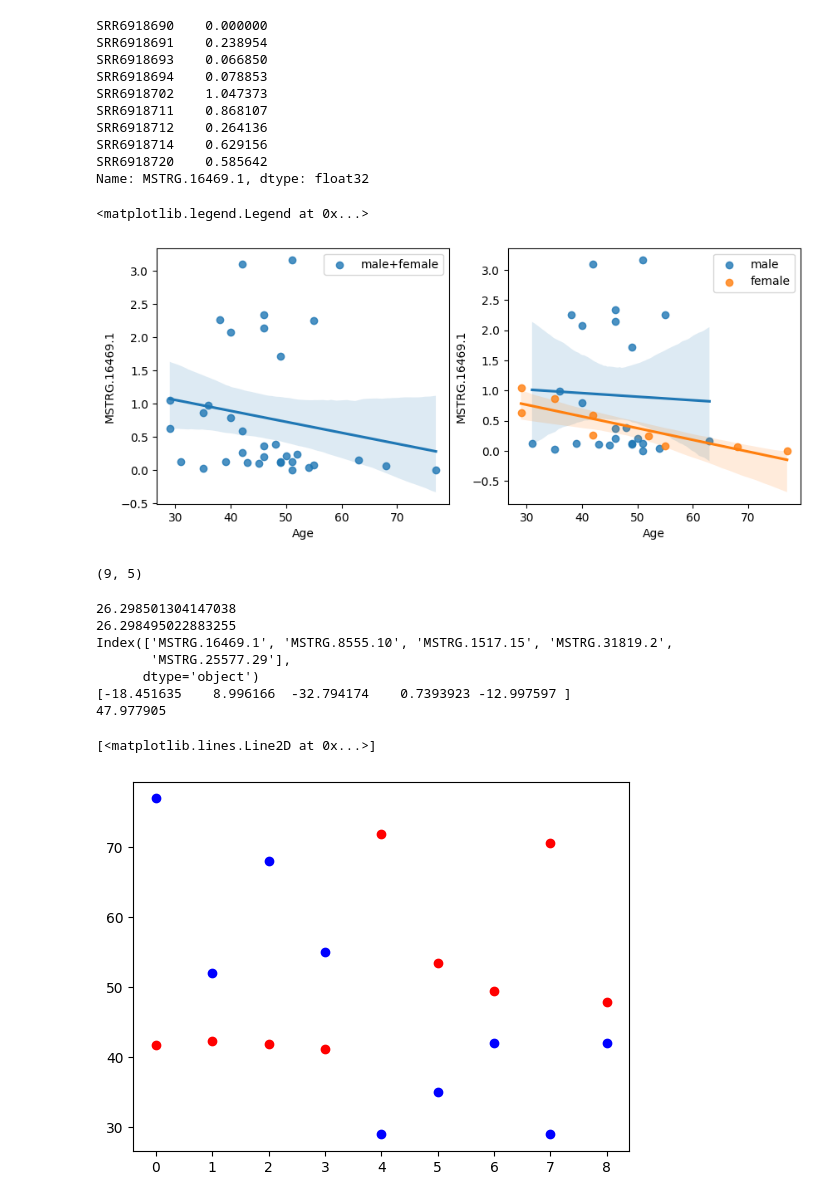
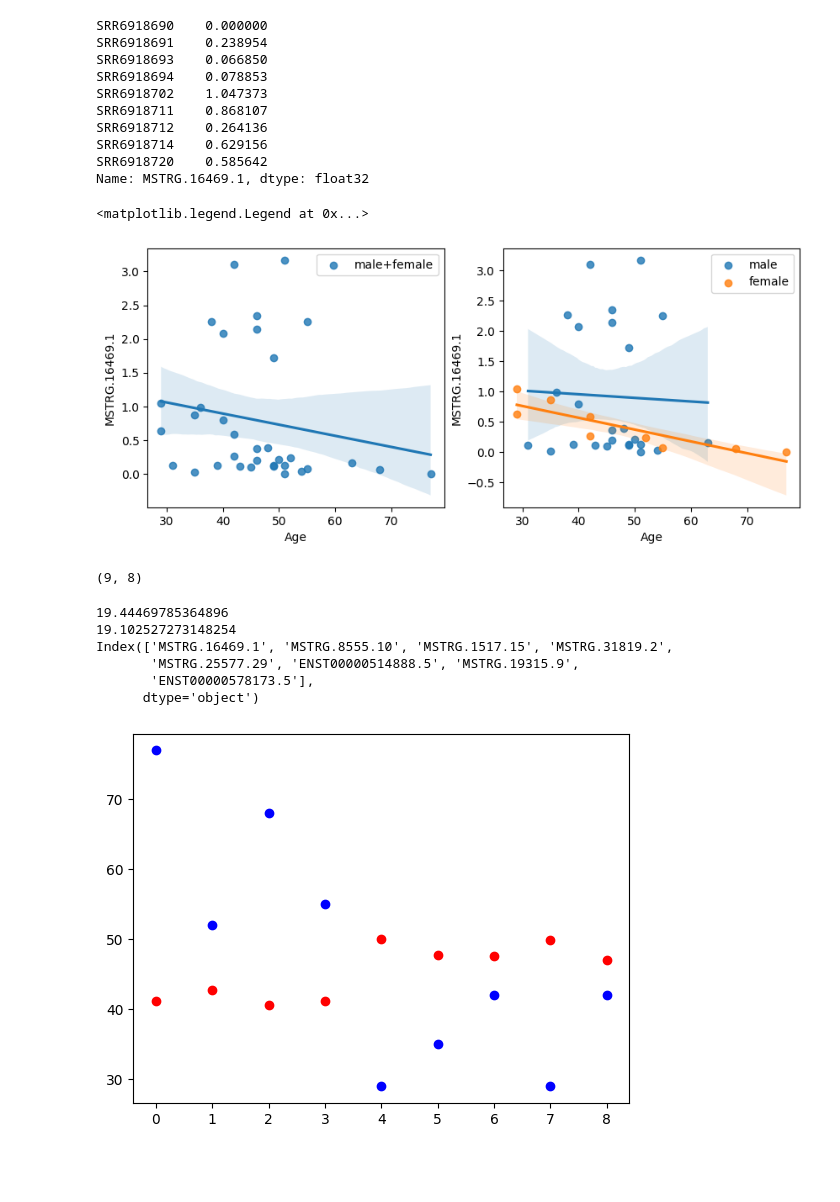
Before and after one commit to zodelheim/sea-infer-rna-seq, a Jupyter notebook: notebooks/AgePredictionTest.ipynb, the cells around one changed output. Saved outputs shown, nothing was run; the diff lists cells and outputs as text; code cells hidden in the pictures; blank space fills up the shorter version.

```diff
--- a/notebooks/AgePredictionTest.ipynb
+++ b/notebooks/AgePredictionTest.ipynb
@@ -58,3 +56,3 @@ data_header = pd.read_hdf(fdir_processed / f'{organ}.preprocessed.h5', key="head
 # %%
-data = data.iloc[:, np.argwhere(np.sum(data > 0, axis=0) > 18).ravel()]
-data
+# data = data.iloc[:, np.argwhere(np.sum(data > 0, axis=0) > 18).ravel()]
+# data
@@ -188,7 +167,7 @@ axs[0].legend()
 axs[1].legend()
 # %% [output]
 <matplotlib.legend.Legend at 0x...>
-[figure, old version]
+[figure, new version]
 # %%
 from sklearn.linear_model import LinearRegression
 from sklearn.model_selection import GridSearchCV
@@ -200,7 +179,8 @@ from xgboost import XGBRegressor
 
 from sklearn.metrics import root_mean_squared_error as RMSE
 
-n_features = 5
+n_features = 8
+# n_features = -1
 
 # sex = 'male'
 
@@ -233,41 +213,40 @@ for i, (train, val) in tqdm(enumerate(cv.split(X, y))):
     y_val = y_test
 
     # model = svm.SVR(kernel='linear')
     model = LinearRegression()
     # model = XGBRegressor()
     # model = GridSearchCV(svm.SVR(kernel='rbf', gamma=0.1),
     #                      param_grid={"C": [1e0, 1e1, 1e2, 1e3], "gamma": np.logspace(-2, 2, 20)})
 
     model.fit(X_train_, y_train_)
     pred = model.predict(X_test)
 
     preds.append(pred)
     vals.append(y_val)
 
     X_train_ = sm.add_constant(X_train_)
     X_test = sm.add_constant(X_test, has_constant='add')
 
     mod = sm.GLS(y_train_, X_train_).fit()
     gls_pred = mod.predict(X_test)
     gls_preds.append(gls_pred)
 
 print(RMSE(preds, vals))
 print(RMSE(gls_preds, vals))
 print(data.columns[sorted_corr_ids[:n_features]])
-print(model.coef_)
-print(model.intercept_)
+# print(model.coef_)
+# print(model.intercept_)
 
 plt.plot(vals, "bo")
 plt.plot(preds, "ro")
+plt.show()
 # %% [output]
-(9, 5)
+(9, 8)
-26.298501304147038
-26.298495022883255
+19.44469785364896
+19.102527273148254
 Index(['MSTRG.16469.1', 'MSTRG.8555.10', 'MSTRG.1517.15', 'MSTRG.31819.2',
-       'MSTRG.25577.29'],
+       'MSTRG.25577.29', 'ENST00000514888.5', 'MSTRG.19315.9',
+       'ENST00000578173.5'],
       dtype='object')
-[-18.451635    8.996166  -32.794174    0.7393923 -12.997597 ]
-47.977905
-[<matplotlib.lines.Line2D at 0x...>]
-[figure, old version]
+[figure, new version]
 # %%
```
Also changed, not shown: parts of 5 cells of this notebook.
